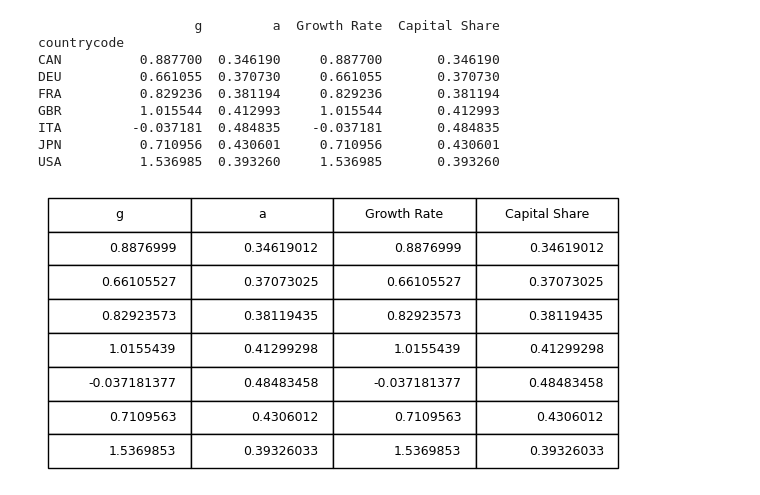
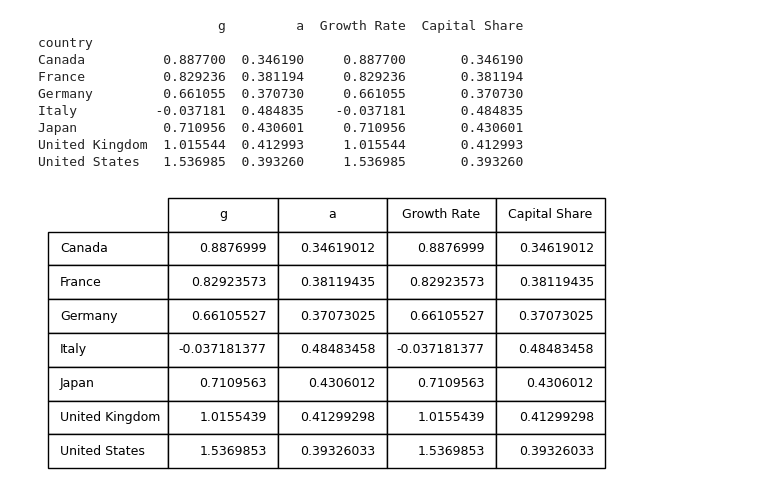
Before and after one commit to ryokob/test1, a Jupyter notebook: assignment2.ipynb, the cells around one changed output. Cells and saved outputs as stored; diff of their text form; code cells hidden in the pictures.

Commit message:
Table is modified. "country" starts to be used instead of "countrycode".

```diff
--- a/assignment2.ipynb
+++ b/assignment2.ipynb
@@ -10,7 +10,7 @@ import matplotlib.pyplot as plt
 pwt1001 = pd.read_stata('https://dataverse.nl/api/access/datafile/354098')
 
 # Filter and select relevant columns
-data = pwt1001.loc[pwt1001['country'].isin(["France", "Germany", "Canada", "Italy", "Japan", "United Kingdom", "United States"])][['year', 'countrycode', 'rgdpna', 'rkna', 'emp', 'labsh']]
+data = pwt1001.loc[pwt1001['country'].isin(["France", "Germany", "Canada", "Italy", "Japan", "United Kingdom", "United States"])][['year', 'country', 'rgdpna', 'rkna', 'emp', 'labsh']]
 
 data = data.loc[(data['year'] >= 1995) & (data['year'] <= 2019)].dropna()
 
@@ -21,43 +21,43 @@ data['a'] = 1 - data['labsh']  # Capital share
 
 # Order by year
 data = data.sort_values('year')
 
 # Group by isocode
-grouped_data = data.groupby('countrycode')
+grouped_data = data.groupby('country')
 
 # Calculate growth rates and Solow residual
 data['g'] = (grouped_data['y_pc'].diff() * 100)  # Growth rate of GDP per capita
 
 # Remove missing values
 data = data.dropna()
 
 # Calculate summary statistics
-summary = data.groupby('countrycode').agg({'g': 'mean',
+summary = data.groupby('country').agg({'g': 'mean',
                                        'a': "mean"})
 
 # Calculate additional summary statistics
 summary['Growth Rate'] = summary['g']
 summary['Capital Share'] = summary['a']
 
 # Print output
 print(summary)
 
 # 画像にする
 f = plt.figure(figsize=(6, 3))
 a = f.gca()
 a.axis("off")
-a.table(cellText=summary.values, colLabels=summary.columns,
+a.table(cellText=summary.values, colLabels=summary.columns, rowLabels=summary.index,
         loc="center", bbox=[0, 0, 1, 1])
 plt.tight_layout()
 plt.savefig("juni-main.png", bbox_inches="tight")
 # %% [output]
-                    g         a  Growth Rate  Capital Share
-countrycode
-CAN          0.887700  0.346190     0.887700       0.346190
-DEU          0.661055  0.370730     0.661055       0.370730
-FRA          0.829236  0.381194     0.829236       0.381194
-GBR          1.015544  0.412993     1.015544       0.412993
-ITA         -0.037181  0.484835    -0.037181       0.484835
-JPN          0.710956  0.430601     0.710956       0.430601
-USA          1.536985  0.393260     1.536985       0.393260
+                       g         a  Growth Rate  Capital Share
+country
+Canada          0.887700  0.346190     0.887700       0.346190
+France          0.829236  0.381194     0.829236       0.381194
+Germany         0.661055  0.370730     0.661055       0.370730
+Italy          -0.037181  0.484835    -0.037181       0.484835
+Japan           0.710956  0.430601     0.710956       0.430601
+United Kingdom  1.015544  0.412993     1.015544       0.412993
+United States   1.536985  0.393260     1.536985       0.393260
-[figure, old version]
+[figure, new version]
```
